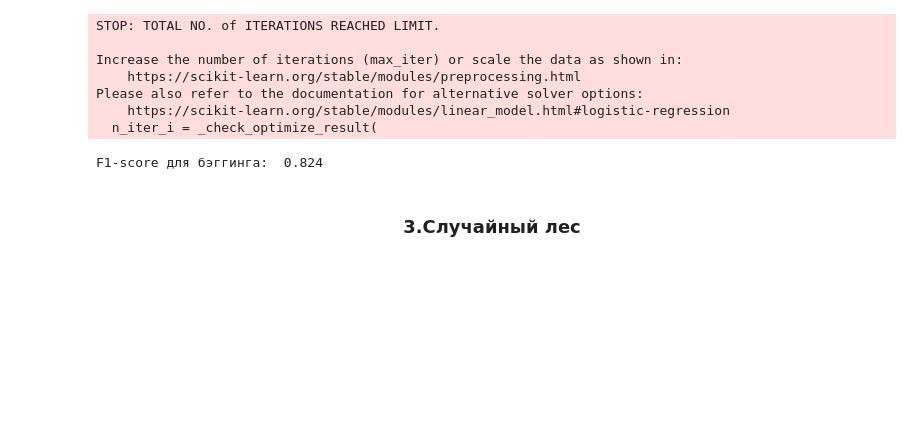
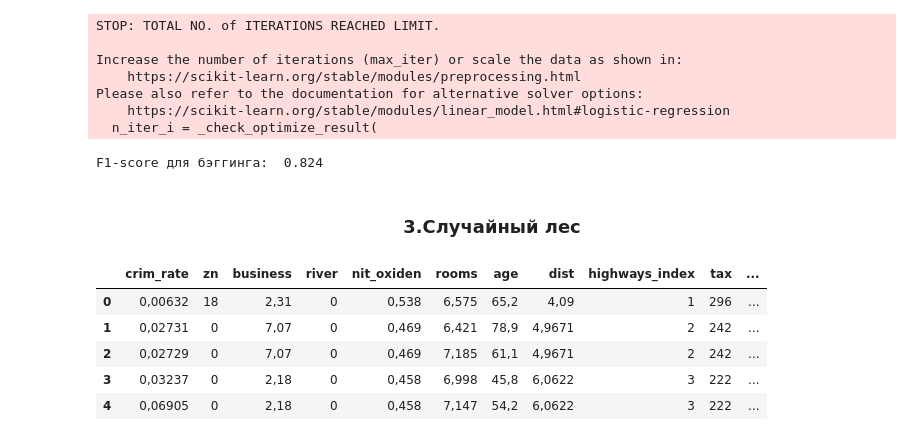
Before and after one commit to Kagemushe/sf_data_science, a Jupyter notebook: Block_6/Block_6_3.ipynb, the cells around one changed output. Saved outputs shown, nothing was run; the diff lists cells and outputs as text; code cells hidden in the pictures; blank space fills up the shorter version.

```diff
--- a/Block_6/Block_6_3.ipynb
+++ b/Block_6/Block_6_3.ipynb
@@ -66,3 +69,13 @@ print('F1-score для бэггинга: ', round(metrics.f1_score(y_test, y_bg_
 F1-score для бэггинга:  0.824
 # %% [markdown]
 ### <center>3.Случайный лес<center>
+# %%
+boston_data = pd.read_csv('C:\\IDE\\data\\Block_6\\boston (1).csv')
+boston_data.head()
+# %% [output]
+|  | crim_rate | zn | business | river | nit_oxiden | rooms | age | dist | highways_index | tax | ... |
+| 0 | 0,00632 | 18 | 2,31 | 0 | 0,538 | 6,575 | 65,2 | 4,09 | 1 | 296 | ... |
+| 1 | 0,02731 | 0 | 7,07 | 0 | 0,469 | 6,421 | 78,9 | 4,9671 | 2 | 242 | ... |
+| 2 | 0,02729 | 0 | 7,07 | 0 | 0,469 | 7,185 | 61,1 | 4,9671 | 2 | 242 | ... |
+| 3 | 0,03237 | 0 | 2,18 | 0 | 0,458 | 6,998 | 45,8 | 6,0622 | 3 | 222 | ... |
+| 4 | 0,06905 | 0 | 2,18 | 0 | 0,458 | 7,147 | 54,2 | 6,0622 | 3 | 222 | ... |
```
Also changed, not shown: parts of 25 cells of this notebook.
